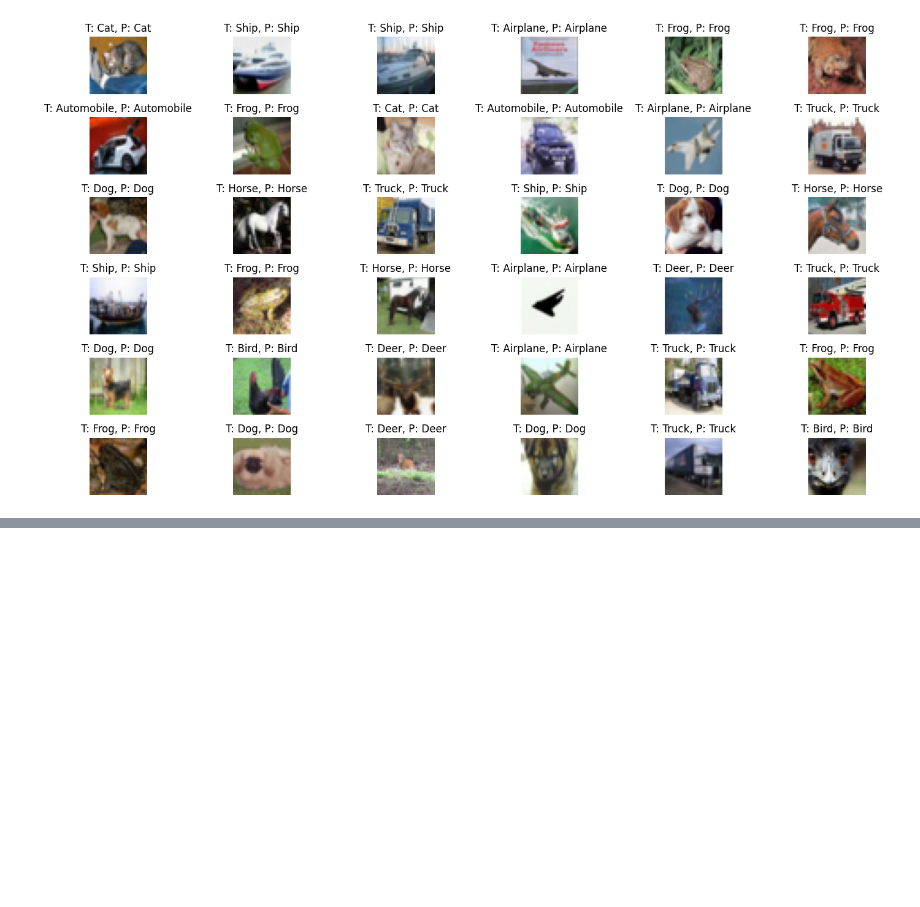
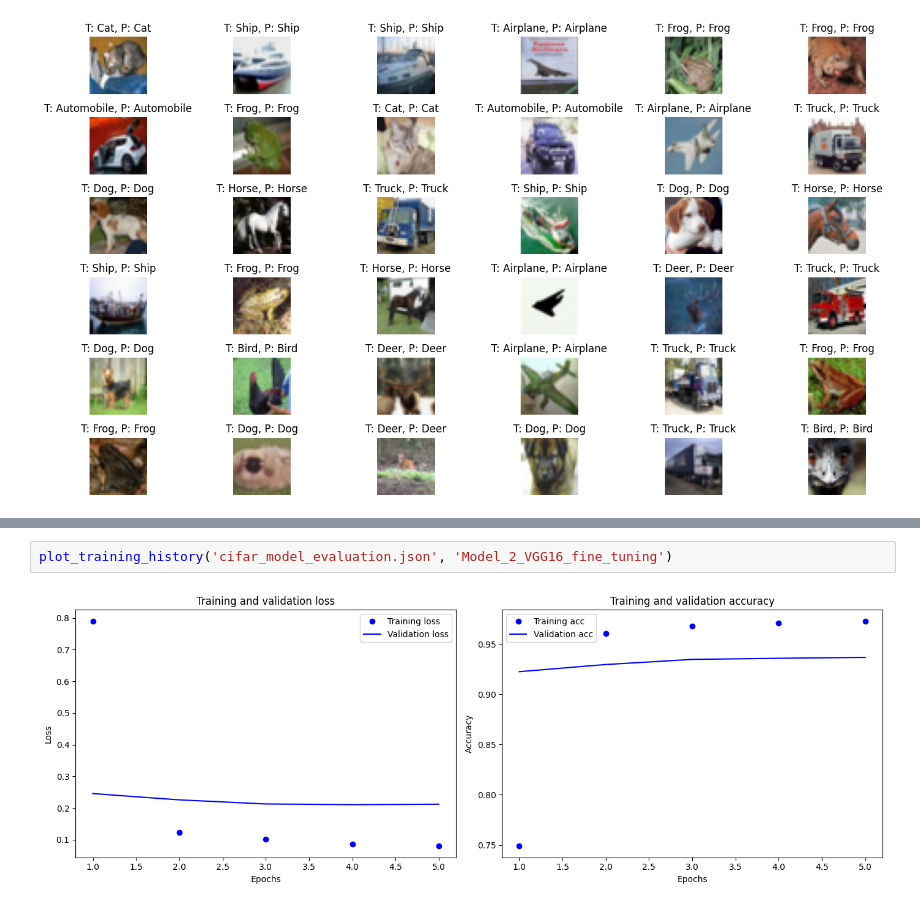
Before and after one commit to BogSyn/Model_cifar10, a Jupyter notebook: CIFAR-10.ipynb, the cells around one changed output, grey strips where cells are left out. Cells and saved outputs as stored; diff of their text form; blank space fills up the shorter version.

Commit message:
fine tuned

```diff
--- a/CIFAR-10.ipynb
+++ b/CIFAR-10.ipynb
@@ -365,0 +493,4 @@ plt.show()
+# %%
+plot_training_history('cifar_model_evaluation.json', 'Model_2_VGG16_fine_tuning')
+# %% [output]
+[figure, added]
```
Also changed, not shown: parts of 6 cells of this notebook, 2 other files.
